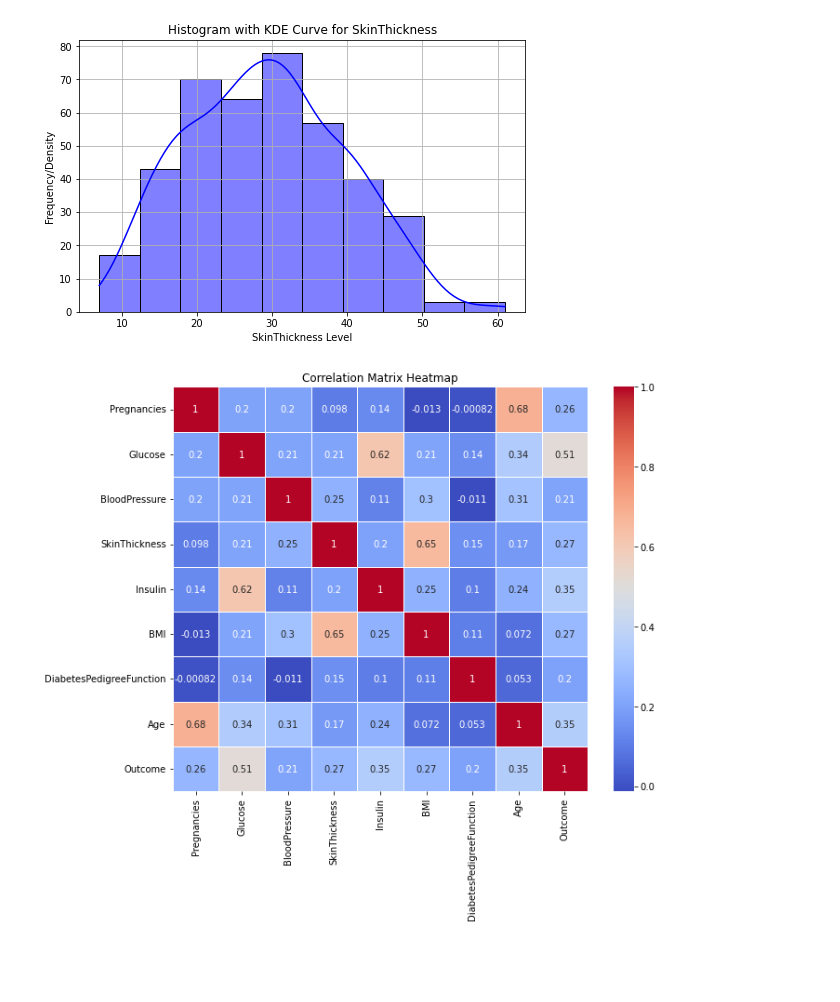
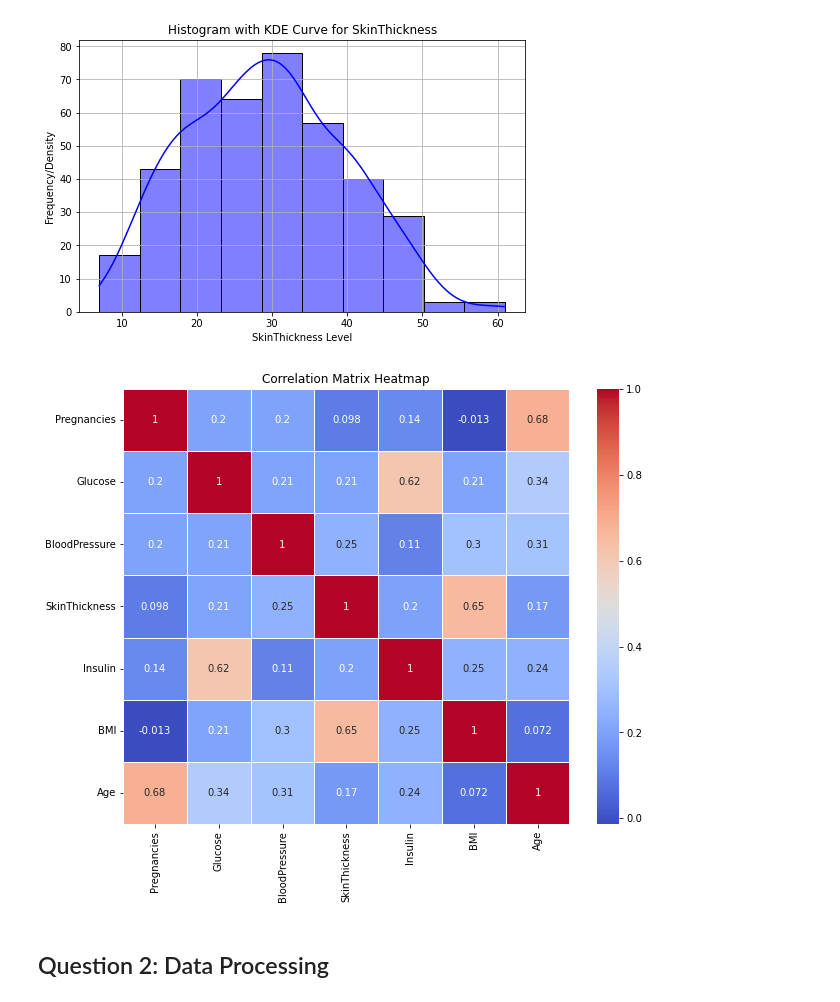
Before and after one commit to seankendall/UCD_Data_Mining, a Jupyter notebook: Practical 1/Practical1B.ipynb, the cells around one changed output. Saved outputs shown, nothing was run; the diff lists cells and outputs as text; code cells hidden in the pictures; blank space fills up the shorter version.

```diff
--- a/Practical 1/Practical1B.ipynb
+++ b/Practical 1/Practical1B.ipynb
@@ -363,14 +377,19 @@ plt.grid(True)
 plt.show()
 # %% [output]
 [figure]
+# %%
+# (i) Displaying the correlation matrix using the seaborn heatmap function between continuous variables; Pregnancies, Glocose, BloodPressure, SkinThickness, Insulin, BMI, Age.
+columns = ["Pregnancies", "Glucose", "BloodPressure", "SkinThickness", "Insulin", "BMI", "Age"]
+df_for_corr = df[columns]
 # %%
-# (i) Displaying the correlation matrix using the seaborn heatmap function between continuous variables; Pregnancies, Glocose, BloodPressure, SkinThickness, Insulin, BMI, Age.
-correlation_matrix = df.corr()
+correlation_matrix = df_for_corr.corr()
 
 # Create a heatmap of the correlation matrix
 plt.figure(figsize=(10, 8))
 sns.heatmap(correlation_matrix, annot=True, cmap='coolwarm', linewidths=0.5)
 plt.title('Correlation Matrix Heatmap')
 plt.show()
 # %% [output]
-[figure, old version]
+[figure, new version]
+# %% [markdown]
+## Question 2: Data Processing
```
Also changed, not shown: parts of 9 cells of this notebook.
